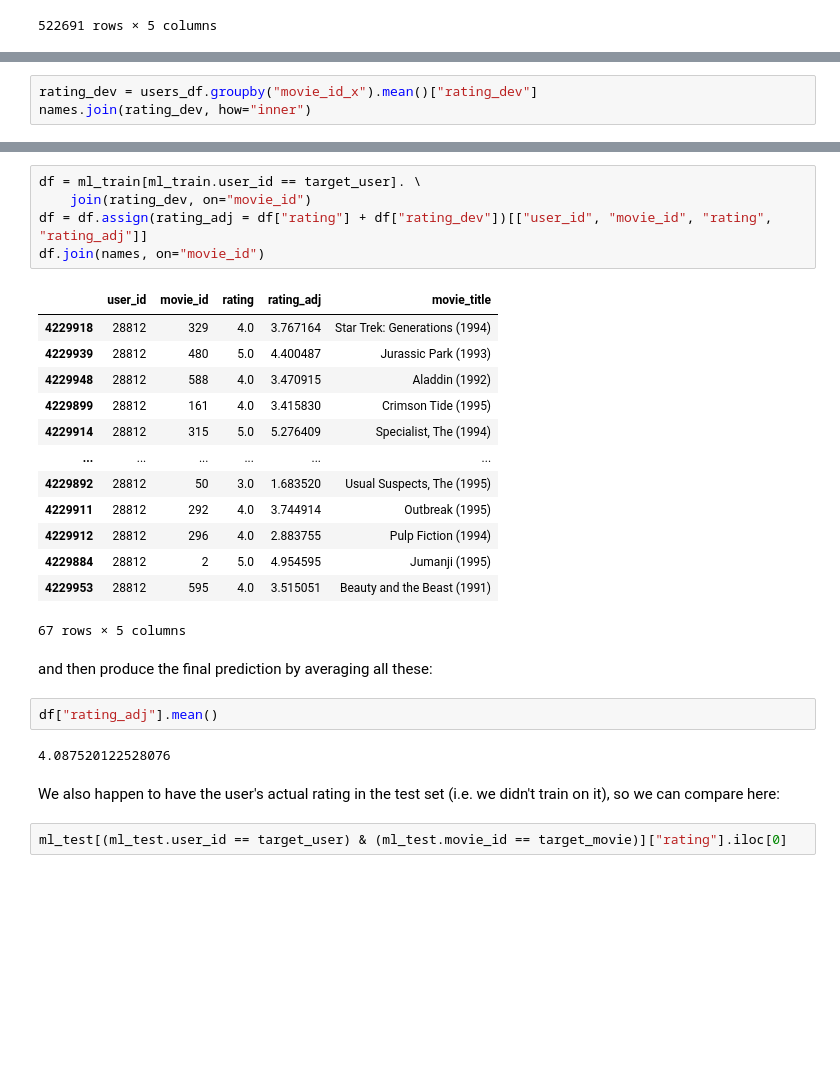
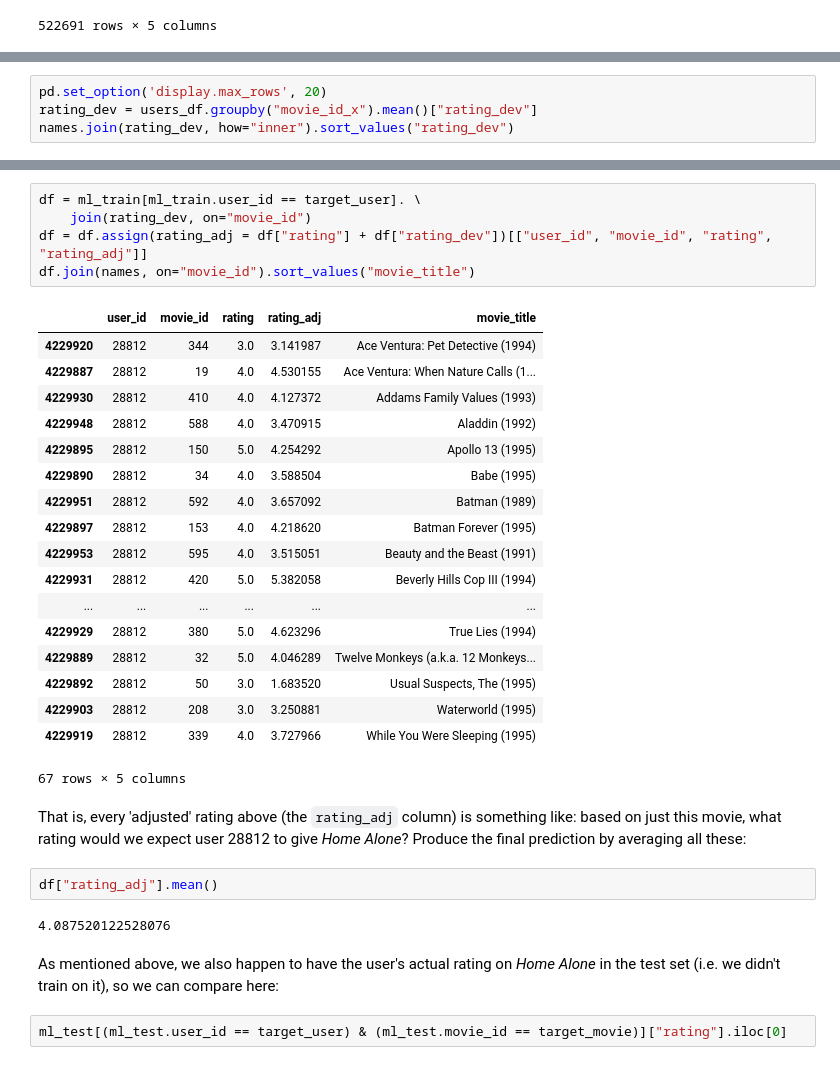
Before and after one commit to Hodapp87/recommender-examples, a Jupyter notebook: Recommender Systems.ipynb, the cells around one changed output, grey strips where cells are left out. Saved outputs shown, nothing was run; the diff lists cells and outputs as text; blank space fills up the shorter version.

```diff
--- a/Recommender Systems.ipynb
+++ b/Recommender Systems.ipynb
@@ -402,5 +371,6 @@ users_df
 # %%
+pd.set_option('display.max_rows', 20)
 rating_dev = users_df.groupby("movie_id_x").mean()["rating_dev"]
-names.join(rating_dev, how="inner")
+names.join(rating_dev, how="inner").sort_values("rating_dev")
 # %% [output]
 |  | movie_title | rating_dev |
@@ -421,30 +398,35 @@ We can produce a prediction from each deviation above by adding it to each of us
 # %%
 df = ml_train[ml_train.user_id == target_user]. \
     join(rating_dev, on="movie_id")
 df = df.assign(rating_adj = df["rating"] + df["rating_dev"])[["user_id", "movie_id", "rating", "rating_adj"]]
-df.join(names, on="movie_id")
+df.join(names, on="movie_id").sort_values("movie_title")
 # %% [output]
 |  | user_id | movie_id | rating | rating_adj | movie_title |
-| 4229918 | 28812 | 329 | 4.0 | 3.767164 | Star Trek: Generations (1994) |
-| 4229939 | 28812 | 480 | 5.0 | 4.400487 | Jurassic Park (1993) |
+| 4229920 | 28812 | 344 | 3.0 | 3.141987 | Ace Ventura: Pet Detective (1994) |
+| 4229887 | 28812 | 19 | 4.0 | 4.530155 | Ace Ventura: When Nature Calls (1... |
+| 4229930 | 28812 | 410 | 4.0 | 4.127372 | Addams Family Values (1993) |
 | 4229948 | 28812 | 588 | 4.0 | 3.470915 | Aladdin (1992) |
-| 4229899 | 28812 | 161 | 4.0 | 3.415830 | Crimson Tide (1995) |
-| 4229914 | 28812 | 315 | 5.0 | 5.276409 | Specialist, The (1994) |
+| 4229895 | 28812 | 150 | 5.0 | 4.254292 | Apollo 13 (1995) |
+| 4229890 | 28812 | 34 | 4.0 | 3.588504 | Babe (1995) |
+| 4229951 | 28812 | 592 | 4.0 | 3.657092 | Batman (1989) |
+| 4229897 | 28812 | 153 | 4.0 | 4.218620 | Batman Forever (1995) |
+| 4229953 | 28812 | 595 | 4.0 | 3.515051 | Beauty and the Beast (1991) |
+| 4229931 | 28812 | 420 | 5.0 | 5.382058 | Beverly Hills Cop III (1994) |
 | ... | ... | ... | ... | ... | ... |
+| 4229929 | 28812 | 380 | 5.0 | 4.623296 | True Lies (1994) |
+| 4229889 | 28812 | 32 | 5.0 | 4.046289 | Twelve Monkeys (a.k.a. 12 Monkeys... |
 | 4229892 | 28812 | 50 | 3.0 | 1.683520 | Usual Suspects, The (1995) |
-| 4229911 | 28812 | 292 | 4.0 | 3.744914 | Outbreak (1995) |
-| 4229912 | 28812 | 296 | 4.0 | 2.883755 | Pulp Fiction (1994) |
-| 4229884 | 28812 | 2 | 5.0 | 4.954595 | Jumanji (1995) |
-| 4229953 | 28812 | 595 | 4.0 | 3.515051 | Beauty and the Beast (1991) |
+| 4229903 | 28812 | 208 | 3.0 | 3.250881 | Waterworld (1995) |
+| 4229919 | 28812 | 339 | 4.0 | 3.727966 | While You Were Sleeping (1995) |
 67 rows × 5 columns
-# %% [markdown]
-and then produce the final prediction by averaging all these:
+# %% [markdown]
+That is, every 'adjusted' rating above (the `rating_adj` column) is something like: based on just this movie, what rating would we expect user 28812 to give *Home Alone*? Produce the final prediction by averaging all these:
 # %%
 df["rating_adj"].mean()
 # %% [output]
 4.087520122528076
 # %% [markdown]
-We also happen to have the user's actual rating in the test set (i.e. we didn't train on it), so we can compare here:
+As mentioned above, we also happen to have the user's actual rating on *Home Alone* in the test set (i.e. we didn't train on it), so we can compare here:
 # %%
 ml_test[(ml_test.user_id == target_user) & (ml_test.movie_id == target_movie)]["rating"].iloc[0]
 # %% [output]
```
Also changed, not shown: parts of 47 cells of this notebook.
